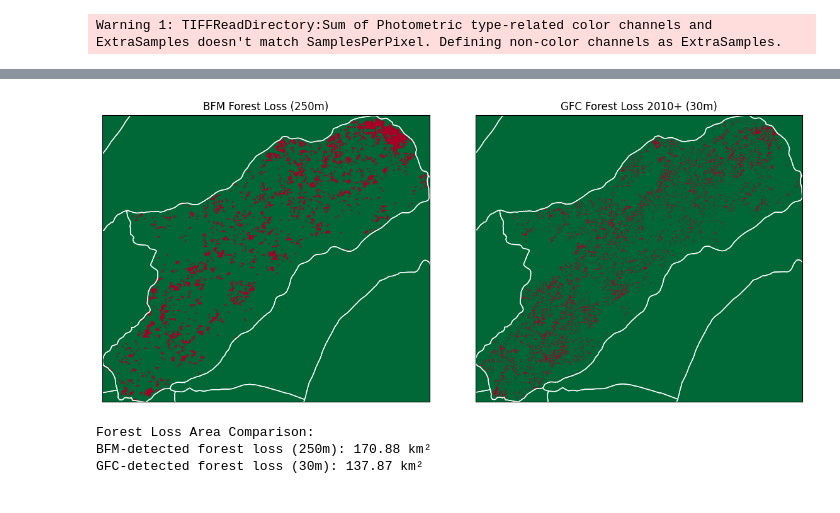
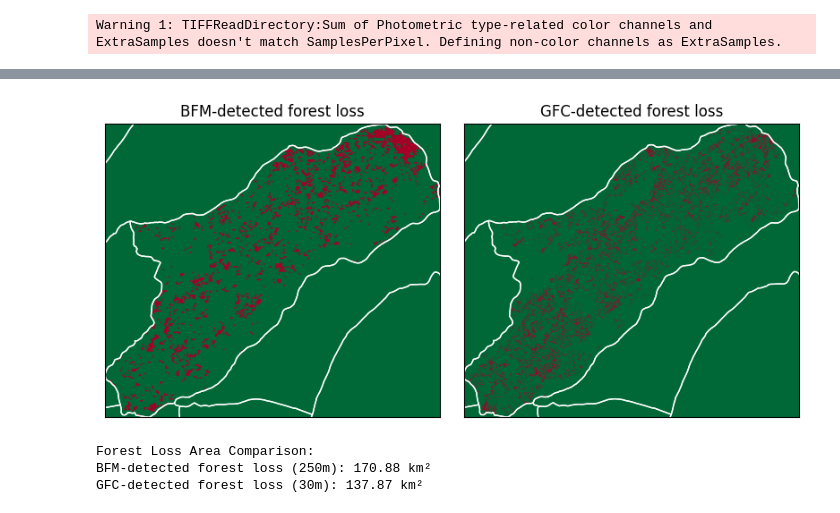
Before and after one commit to seima-osako/aeo-project, a Jupyter notebook: python/src/analysis.ipynb, the cells around one changed output, grey strips where cells are left out. Drawn from its saved outputs; the diff is of its cells as text; code cells hidden in the pictures.

```diff
--- a/python/src/analysis.ipynb
+++ b/python/src/analysis.ipynb
@@ -66,32 +112,28 @@ aoi_clipped = aoi[aoi.intersects(bfm_bounds_box)]  # BFM範囲に重なるAOIの
 # %%
-fig, (ax1, ax2) = plt.subplots(1, 2, figsize=(12, 5))
+fig, (ax1, ax2) = plt.subplots(1, 2, figsize=(10, 5))
 
-# BFMのプロット
 im1 = ax1.imshow(bfm_mask, cmap="RdYlGn_r", extent=extent_bfm)
 aoi_clipped.boundary.plot(ax=ax1, edgecolor="white", linewidth=1)
-ax1.set_title("BFM Forest Loss (250m)")
+ax1.set_title("BFM-detected forest loss")
 ax1.set_xticks([])
 ax1.set_yticks([])
 
-# GFCのプロット
 im2 = ax2.imshow(gfc_mask, cmap="RdYlGn_r", extent=extent_gfc)
 aoi_clipped.boundary.plot(ax=ax2, edgecolor="white", linewidth=1)
-ax2.set_title("GFC Forest Loss 2010+ (30m)")
+ax2.set_title("GFC-detected forest loss")
 ax2.set_xticks([])
 ax2.set_yticks([])
 
-# BFMのプロット
 ax1.set_xlim(extent_bfm[0], extent_bfm[1])
 ax1.set_ylim(extent_bfm[2], extent_bfm[3])
 
-# GFCのプロット
 ax2.set_xlim(extent_gfc[0], extent_gfc[1])
 ax2.set_ylim(extent_gfc[2], extent_gfc[3])
 
-plt.tight_layout()
+plt.subplots_adjust(wspace=0.07, hspace=0.1)
 plt.show()
 # %% [output]
-[figure, old version]
+[figure, new version]
 # %%
 # Calculate areas (multiply pixel count by respective resolution squared)
 bfm_area = np.sum(bfm_mask) * 0.25 * 0.25  # 250m resolution
```
Also changed, not shown: parts of 5 cells of this notebook.
